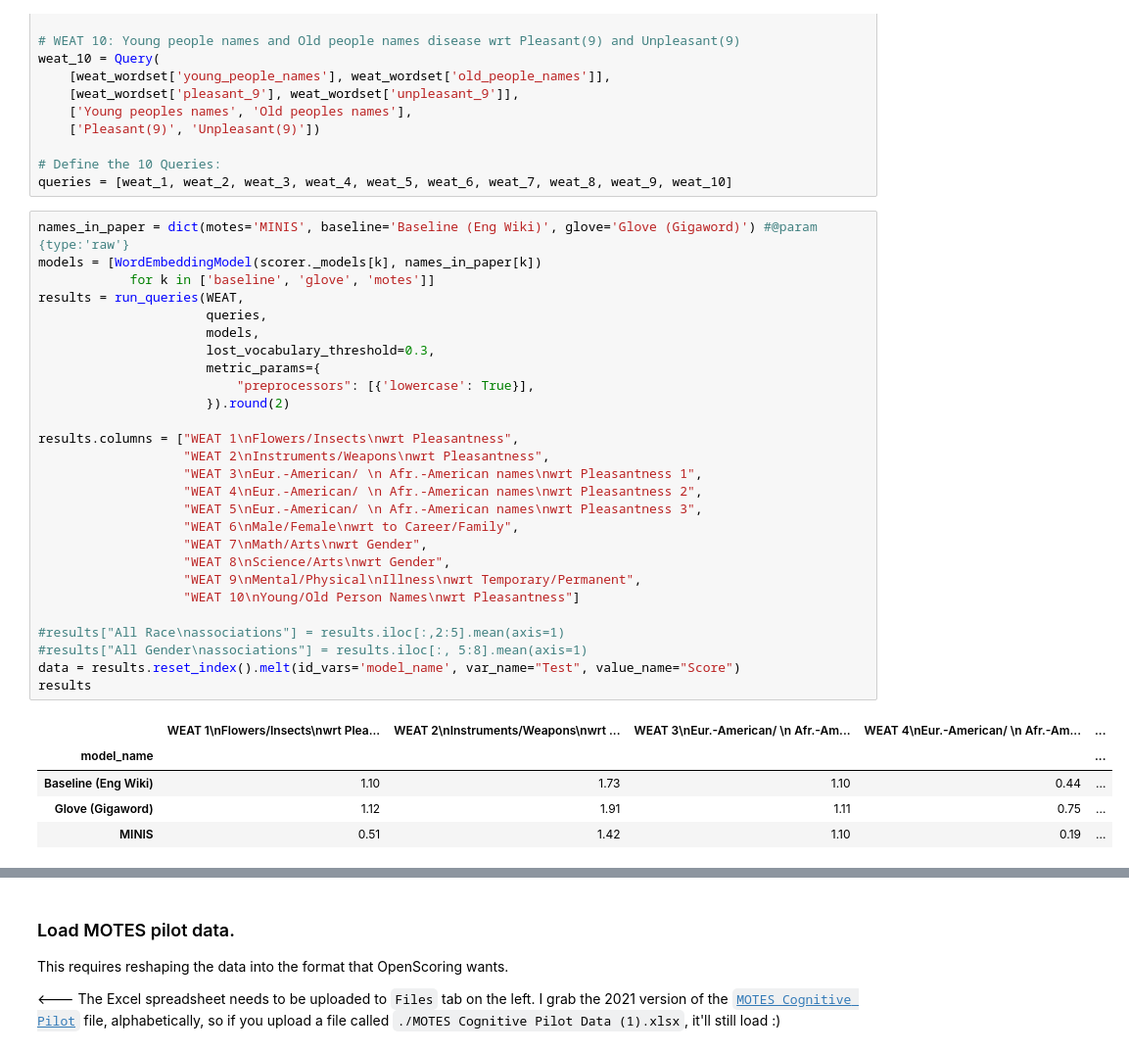
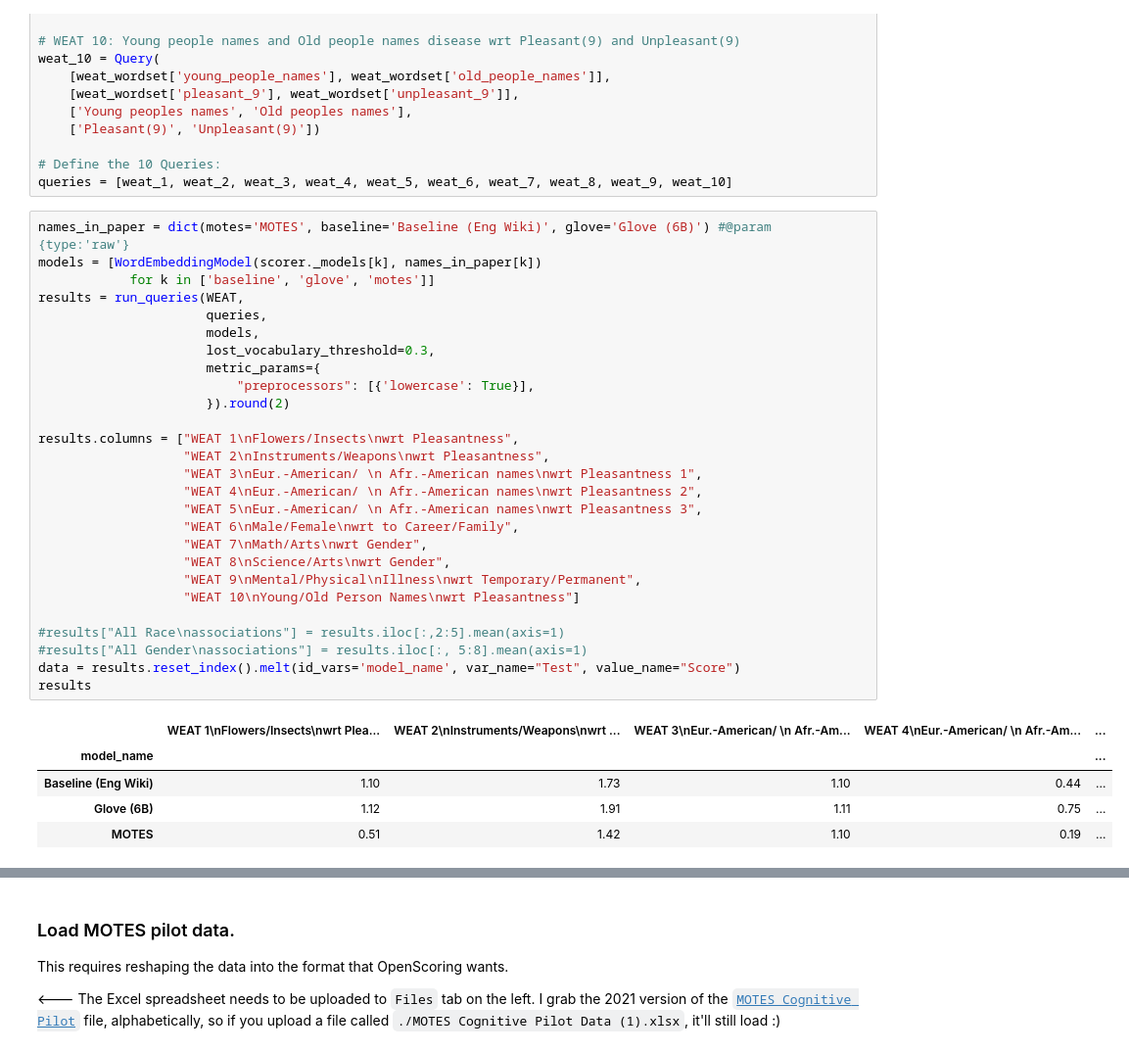
Before and after one commit to massivetexts/motes-corpus, a Jupyter notebook: analysis/MOTESCorpusBiasAnalysisAndComparison.ipynb, the cells around one changed output, grey strips where cells are left out. Shown at 98% size. Cells and saved outputs as stored; diff of their text form.

```diff
--- a/analysis/MOTESCorpusBiasAnalysisAndComparison.ipynb
+++ b/analysis/MOTESCorpusBiasAnalysisAndComparison.ipynb
@@ -151,35 +157,35 @@ weat_10 = Query(
 # Define the 10 Queries:
 queries = [weat_1, weat_2, weat_3, weat_4, weat_5, weat_6, weat_7, weat_8, weat_9, weat_10]
 # %%
-names_in_paper = dict(motes='MINIS', baseline='Baseline (Eng Wiki)', glove='Glove (Gigaword)') #@param {type:'raw'}
+names_in_paper = dict(motes='MOTES', baseline='Baseline (Eng Wiki)', glove='Glove (6B)') #@param {type:'raw'}
 models = [WordEmbeddingModel(scorer._models[k], names_in_paper[k])
             for k in ['baseline', 'glove', 'motes']]
 results = run_queries(WEAT,
                       queries,
                       models,
                       lost_vocabulary_threshold=0.3,
                       metric_params={
                           "preprocessors": [{'lowercase': True}],
                       }).round(2)
 
 results.columns = ["WEAT 1\nFlowers/Insects\nwrt Pleasantness",
                    "WEAT 2\nInstruments/Weapons\nwrt Pleasantness",
                    "WEAT 3\nEur.-American/ \n Afr.-American names\nwrt Pleasantness 1",
                    "WEAT 4\nEur.-American/ \n Afr.-American names\nwrt Pleasantness 2",
                    "WEAT 5\nEur.-American/ \n Afr.-American names\nwrt Pleasantness 3",
                    "WEAT 6\nMale/Female\nwrt to Career/Family",
                    "WEAT 7\nMath/Arts\nwrt Gender",
                    "WEAT 8\nScience/Arts\nwrt Gender",
                    "WEAT 9\nMental/Physical\nIllness\nwrt Temporary/Permanent",
                    "WEAT 10\nYoung/Old Person Names\nwrt Pleasantness"]
 
 #results["All Race\nassociations"] = results.iloc[:,2:5].mean(axis=1)
 #results["All Gender\nassociations"] = results.iloc[:, 5:8].mean(axis=1)
 data = results.reset_index().melt(id_vars='model_name', var_name="Test", value_name="Score")
 results
 # %% [output]
 |  | WEAT 1\nFlowers/Insects\nwrt Plea... | WEAT 2\nInstruments/Weapons\nwrt ... | WEAT 3\nEur.-American/ \n Afr.-Am... | WEAT 4\nEur.-American/ \n Afr.-Am... | ... |
 | model_name |  |  |  |  | ... |
 | Baseline (Eng Wiki) | 1.10 | 1.73 | 1.10 | 0.44 | ... |
-| Glove (Gigaword) | 1.12 | 1.91 | 1.11 | 0.75 | ... |
-| MINIS | 0.51 | 1.42 | 1.10 | 0.19 | ... |
+| Glove (6B) | 1.12 | 1.91 | 1.11 | 0.75 | ... |
+| MOTES | 0.51 | 1.42 | 1.10 | 0.19 | ... |
```
Also changed, not shown: parts of 7 cells of this notebook.
